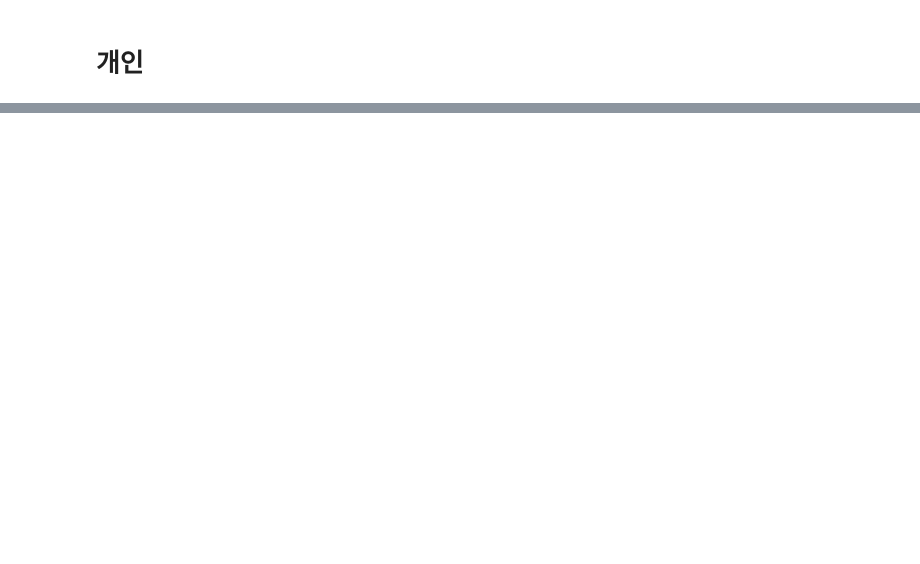
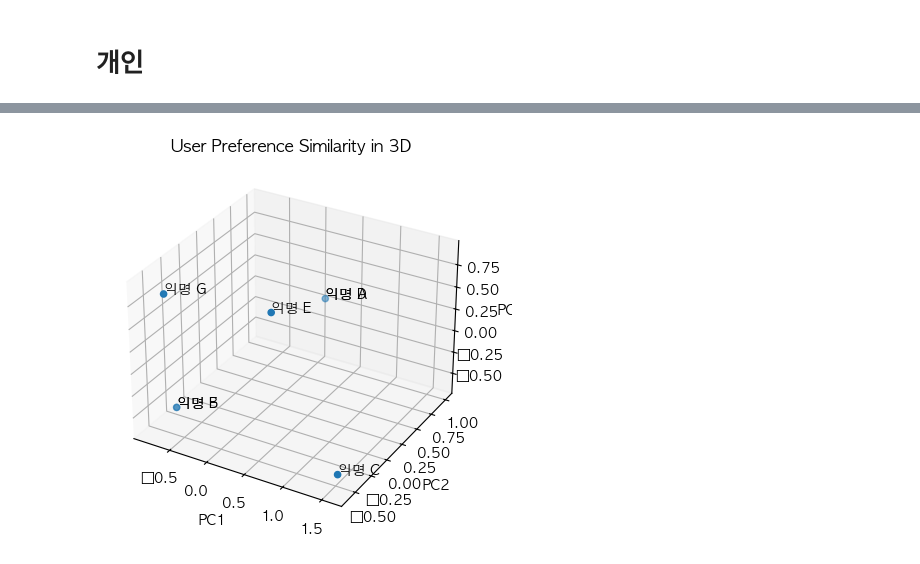
Before and after one commit to being0606/singerSimilarity, a Jupyter notebook: similarity.ipynb, the cells around one changed output, grey strips where cells are left out. Cells and saved outputs as stored; diff of their text form; code cells hidden in the pictures; blank space fills up the shorter version.

```diff
--- a/similarity.ipynb
+++ b/similarity.ipynb
@@ -232,32 +328,35 @@ import pandas as pd
 from sklearn.decomposition import PCA
 import matplotlib.pyplot as plt
 
 # 노래 리스트와 사용자별 선택한 노래 데이터는 위에서 이미 정의했다고 가정합니다.
 
-# 사용자-노래 매트릭스 생성
+# 사용자-노래 매트릭스를 초기화합니다.
 user_song_matrix = pd.DataFrame(index=choices.keys(), columns=songs).fillna(0)
 
 for user, user_choices in choices.items():
     for song in user_choices:
-        user_song_matrix.loc[user, song] = 1
+        if song in songs:  # 이 부분이 노래가 노래 리스트에 있는지 확인합니다.
+            user_song_matrix.loc[user, song] = 1
 
 # PCA로 차원 축소
 pca = PCA(n_components=3)
 reduced_data = pca.fit_transform(user_song_matrix)
 
 # 3D 그래프로 표현
 fig = plt.figure()
 ax = fig.add_subplot(111, projection='3d')
 
 xs, ys, zs = reduced_data[:, 0], reduced_data[:, 1], reduced_data[:, 2]
 
 ax.scatter(xs, ys, zs)
 
 for i, user in enumerate(choices.keys()):
     ax.text(xs[i], ys[i], zs[i], user)
 
 ax.set_xlabel('PC1')
 ax.set_ylabel('PC2')
 ax.set_zlabel('PC3')
 plt.title('User Preference Similarity in 3D')
 plt.show()
+# %% [output]
+[figure, added]
```
Also changed, not shown: parts of 10 cells of this notebook.
